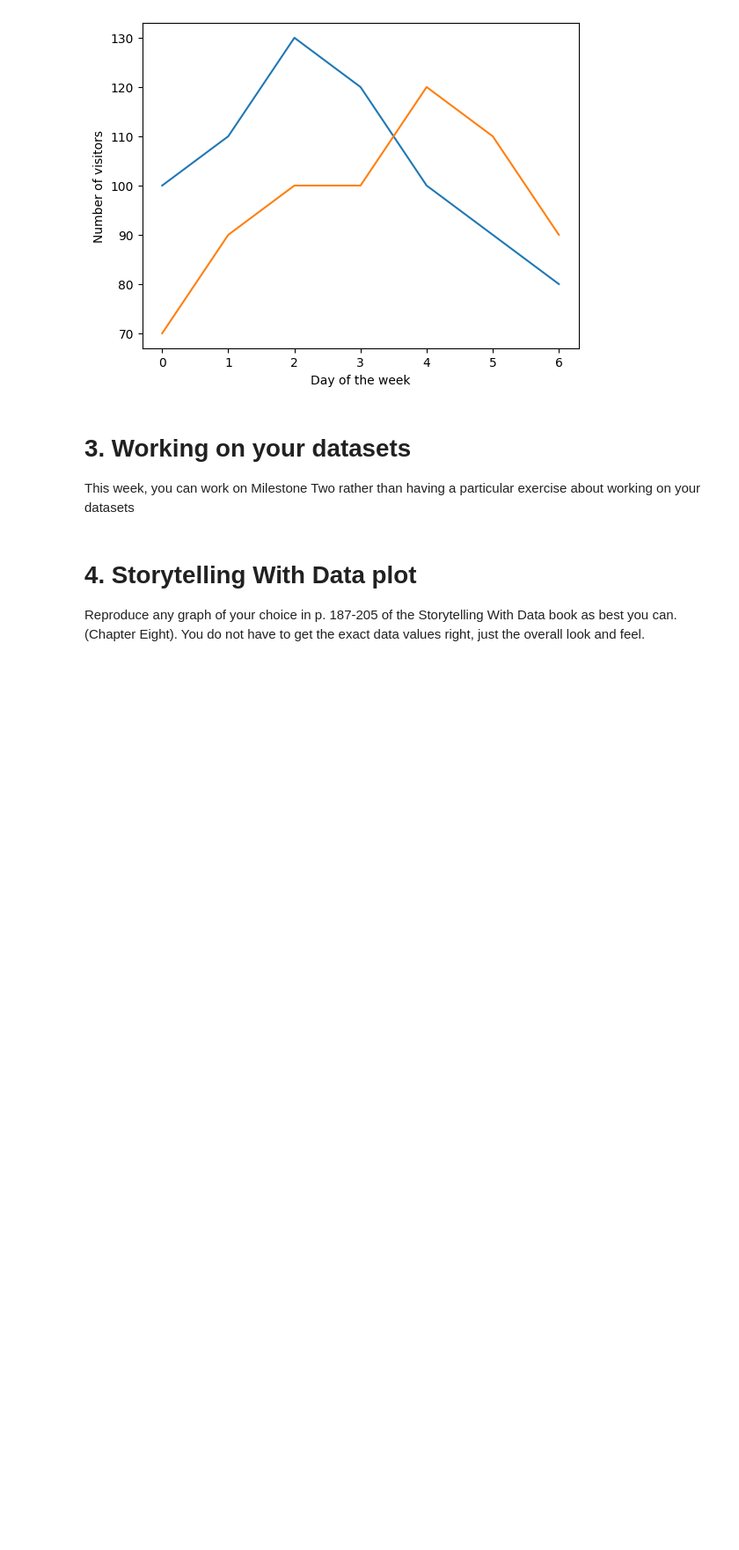
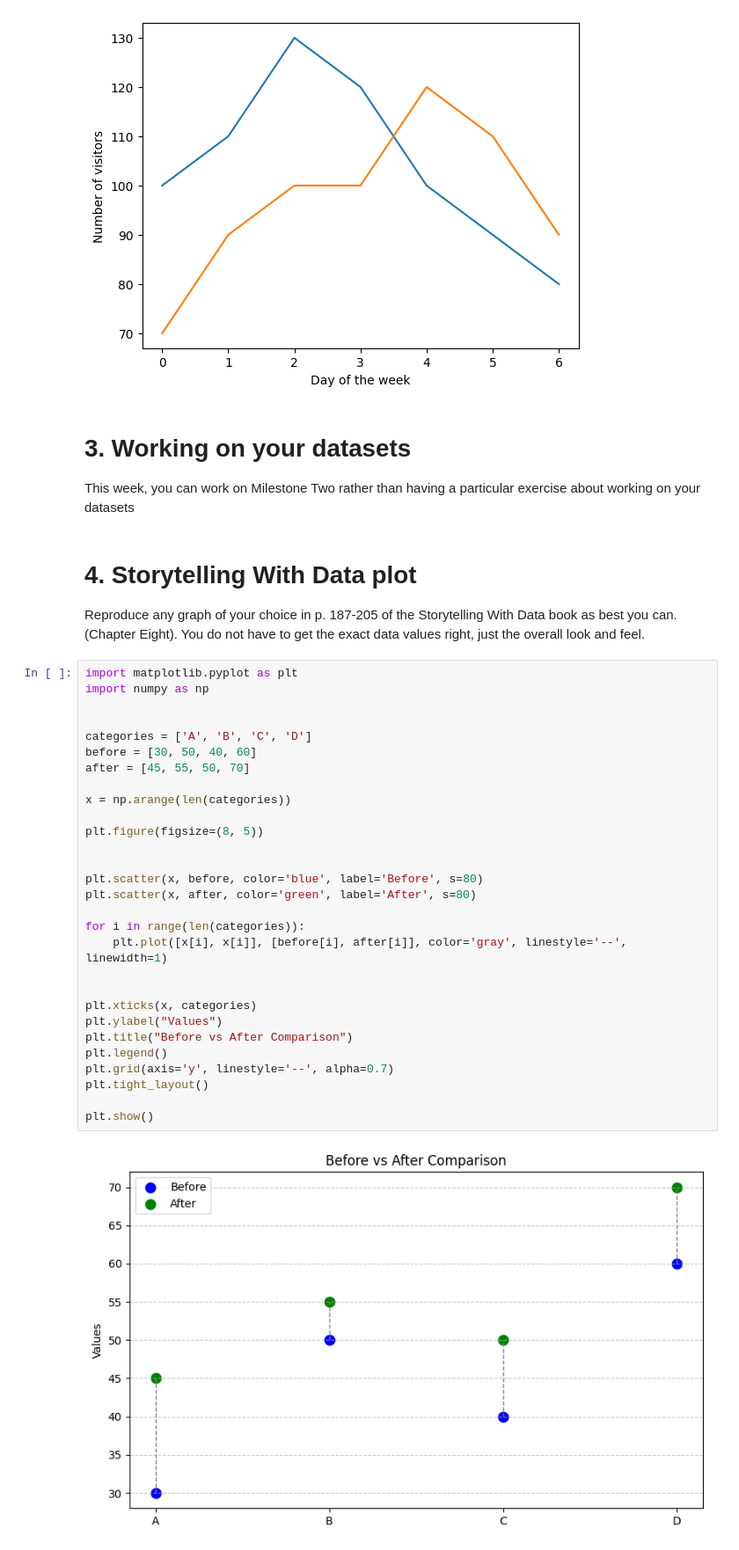
Before and after one commit to asabsovich/Module-B-semester-2, a Jupyter notebook: Week12.ipynb, the cells around one changed output. Shown at 88% size. Cells and saved outputs as stored; diff of their text form; blank space fills up the shorter version.

Commit message:
Completed Week 12 Storytelling with Data plot

```diff
--- a/Week12.ipynb
+++ b/Week12.ipynb
@@ -42,3 +42,34 @@ This week, you can work on Milestone Two rather than having a particular exercis
 # 4. Storytelling With Data plot
 
 Reproduce any graph of your choice in p. 187-205 of the Storytelling With Data book as best you can. (Chapter Eight). You do not have to get the exact data values right, just the overall look and feel.
+# %%
+import matplotlib.pyplot as plt
+import numpy as np
+
+
+categories = ['A', 'B', 'C', 'D']
+before = [30, 50, 40, 60]
+after = [45, 55, 50, 70]
+
+x = np.arange(len(categories))
+
+plt.figure(figsize=(8, 5))
+
+
+plt.scatter(x, before, color='blue', label='Before', s=80)
+plt.scatter(x, after, color='green', label='After', s=80)
+
+for i in range(len(categories)):
+    plt.plot([x[i], x[i]], [before[i], after[i]], color='gray', linestyle='--', linewidth=1)
+
+
+plt.xticks(x, categories)
+plt.ylabel("Values")
+plt.title("Before vs After Comparison")
+plt.legend()
+plt.grid(axis='y', linestyle='--', alpha=0.7)
+plt.tight_layout()
+
+plt.show()
+# %% [output]
+[figure, added]
```
